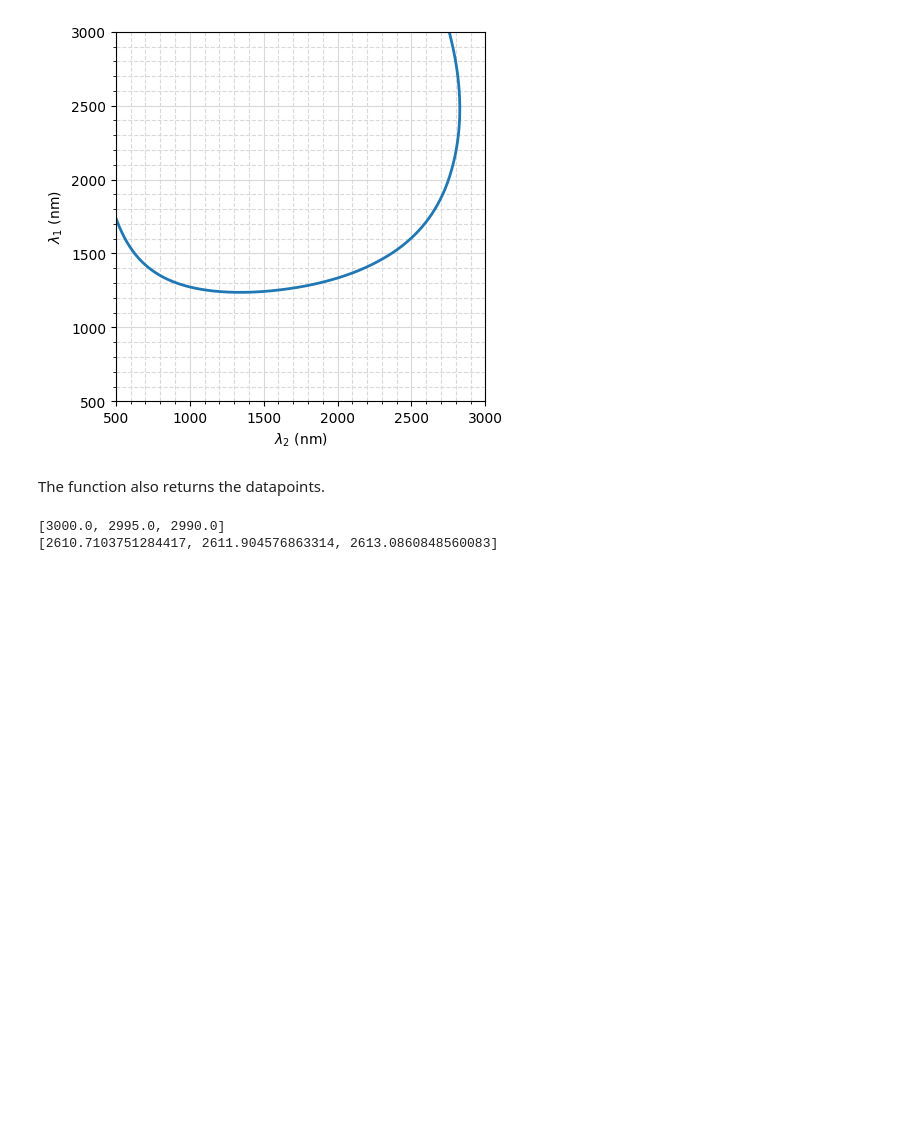
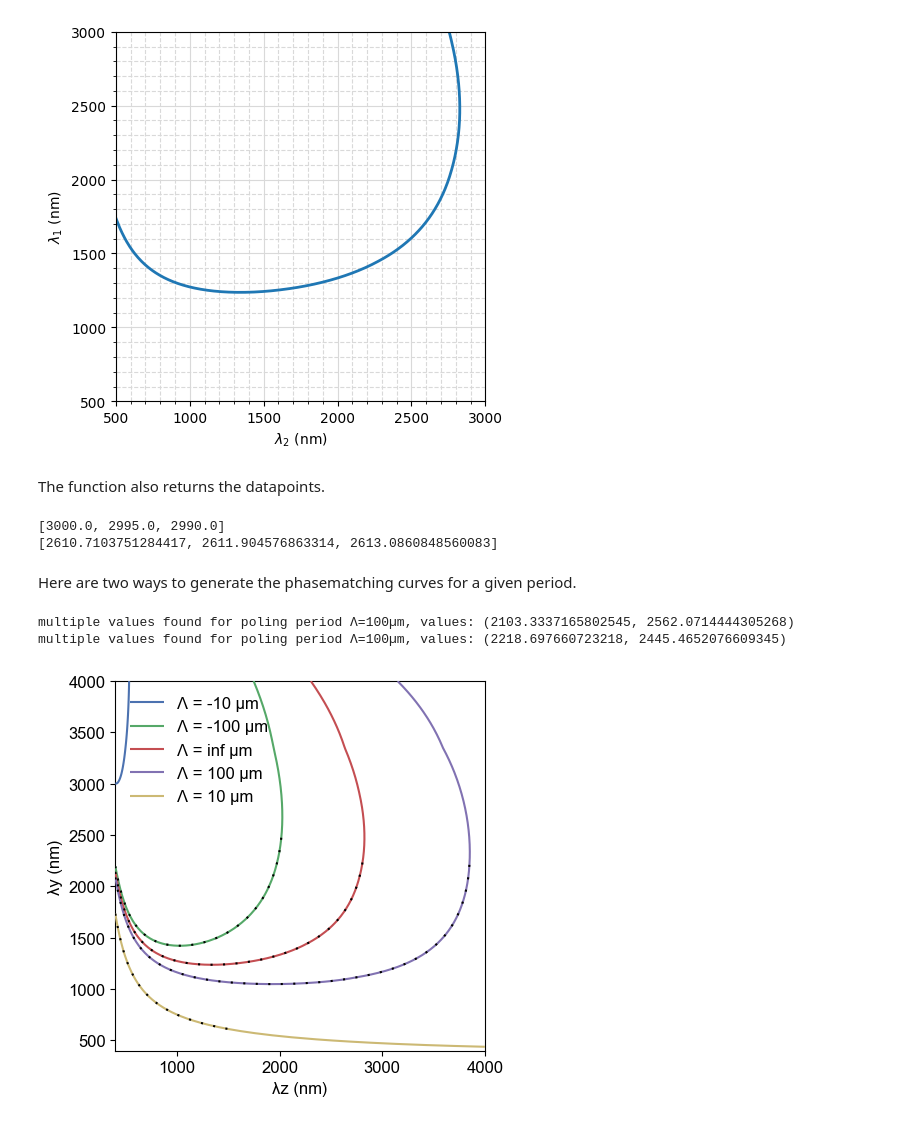
Before and after one commit to decoherer/sellmeier, a Jupyter notebook: README.ipynb, the cells around one changed output. Saved outputs shown, nothing was run; the diff lists cells and outputs as text; code cells hidden in the pictures; blank space fills up the shorter version.

```diff
--- a/README.ipynb
+++ b/README.ipynb
@@ -207,3 +207,16 @@ print(λ2[:3]);
 # %% [output]
 [3000.0, 2995.0, 2990.0]
 [2610.7103751284417, 2611.904576863314, 2613.0860848560083]
+# %% [markdown]
+Here are two ways to generate the phasematching curves for a given period.
+# %%
+from wavedata import Wave,wrange
+Λs,λzs = [-10,-100,inf,+100,+10],wrange(400,4000,10)
+with np.errstate(invalid='ignore',divide='ignore'):
+    w0s = [Wave(*phasematchcurve(Λ=Λ,sell='ktpwg',Type='yzy',x0=400,x1=4000,dx=10,plot=False),f"Λ = {Λ:g} µm") for Λ in Λs]
+    ws = [Wave([polingperiod(w1=None,w2=λz,Λ=Λ,sell='ktpwg',Type='yzy') for λz in λzs],λzs) for Λ in Λs]
+Wave.plots(*w0s,*ws,c='01234kkkkk',l='0000044444',x='λz (nm)',y='λy (nm)',xlim=(400,4000),ylim=(400,4000),aspect=1,fork=0);
+# %% [output]
+multiple values found for poling period Λ=100µm, values: (2103.3337165802545, 2562.0714444305268)
+multiple values found for poling period Λ=100µm, values: (2218.697660723218, 2445.4652076609345)
+[figure, added]
```
Also changed, not shown: parts of 2 cells of this notebook, 7 other files.
